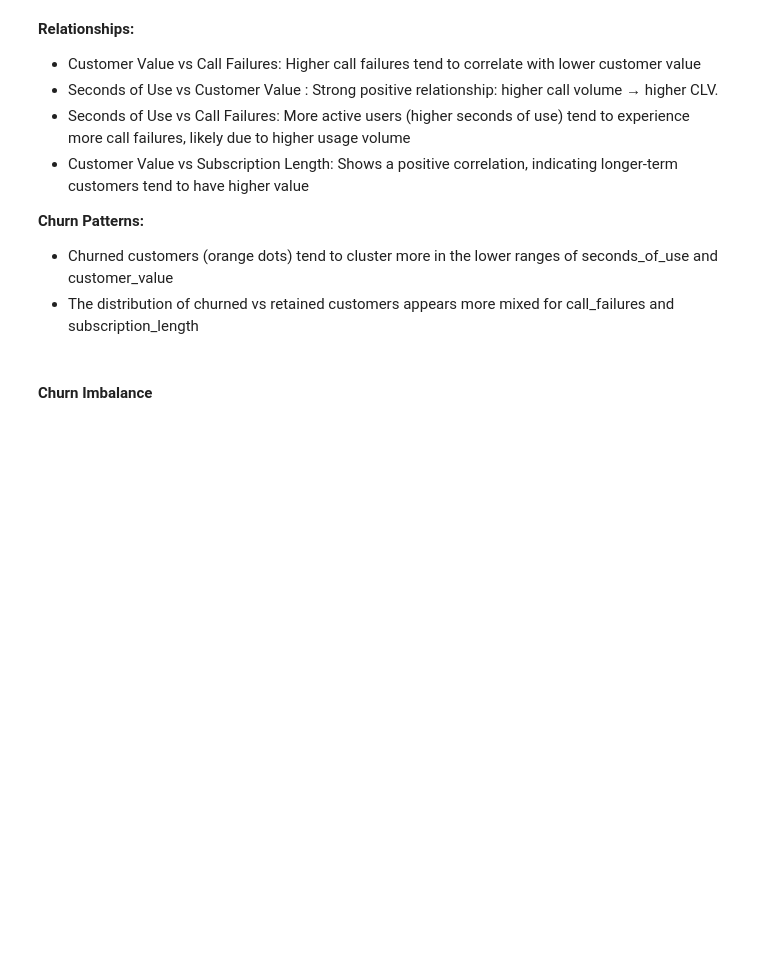
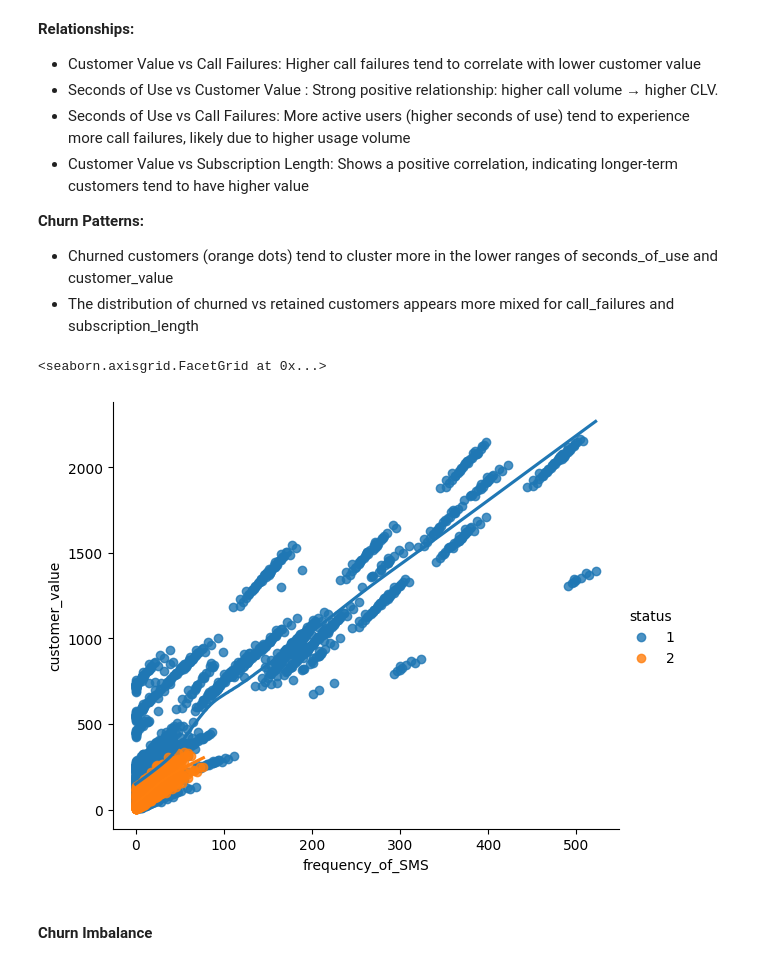
Before and after one commit to jagadeesh-usd/telecom-customer-churn-prediction, a Jupyter notebook: notebooks/02_eda.ipynb, the cells around one changed output. Drawn from its saved outputs; the diff is of its cells as text; code cells hidden in the pictures; blank space fills up the shorter version.

```diff
--- a/notebooks/02_eda.ipynb
+++ b/notebooks/02_eda.ipynb
@@ -426,6 +440,20 @@ plt.show()
 
 - Churned customers (orange dots) tend to cluster more in the lower ranges of seconds_of_use and customer_value
 - The distribution of churned vs retained customers appears more mixed for call_failures and subscription_length
+# %%
+import seaborn as sns
+sns.lmplot(
+    data=df_with_value,
+    x="frequency_of_SMS",
+    y="customer_value",
+    hue="status",
+    lowess=True,
+    height=5,
+    aspect=1.2
+)
+# %% [output]
+<seaborn.axisgrid.FacetGrid at 0x...>
+[figure, added]
 # %% [markdown]
 #### **Churn Imbalance**
 # %%
```
Also changed, not shown: parts of 4 cells of this notebook, 17 other files.
